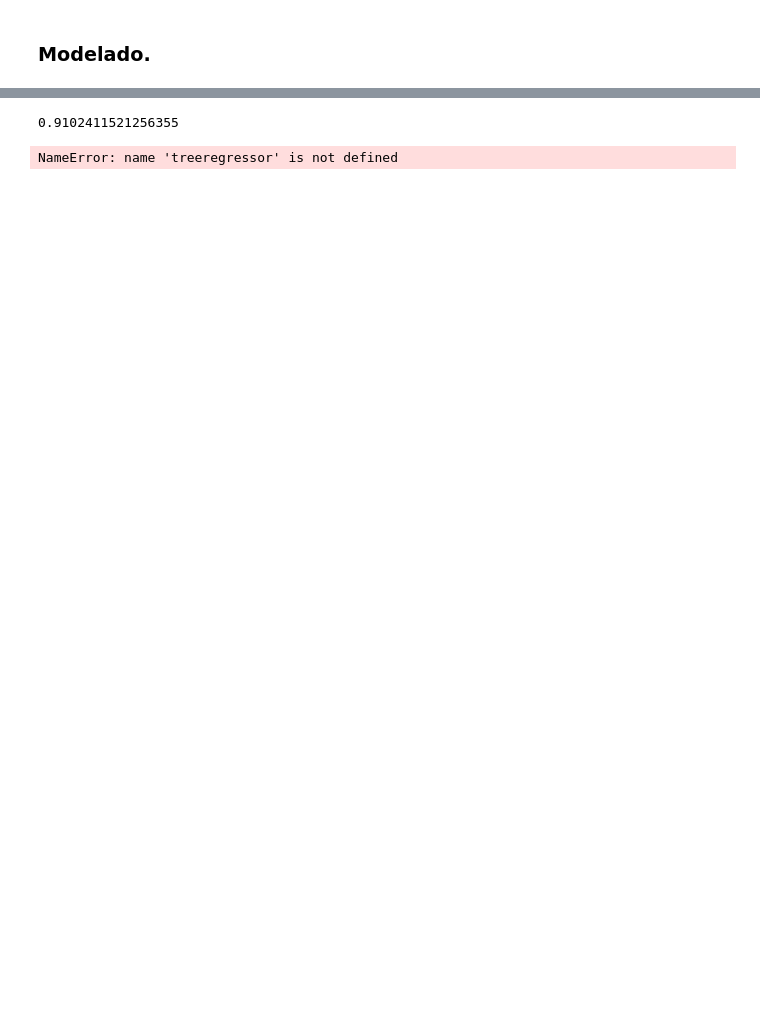
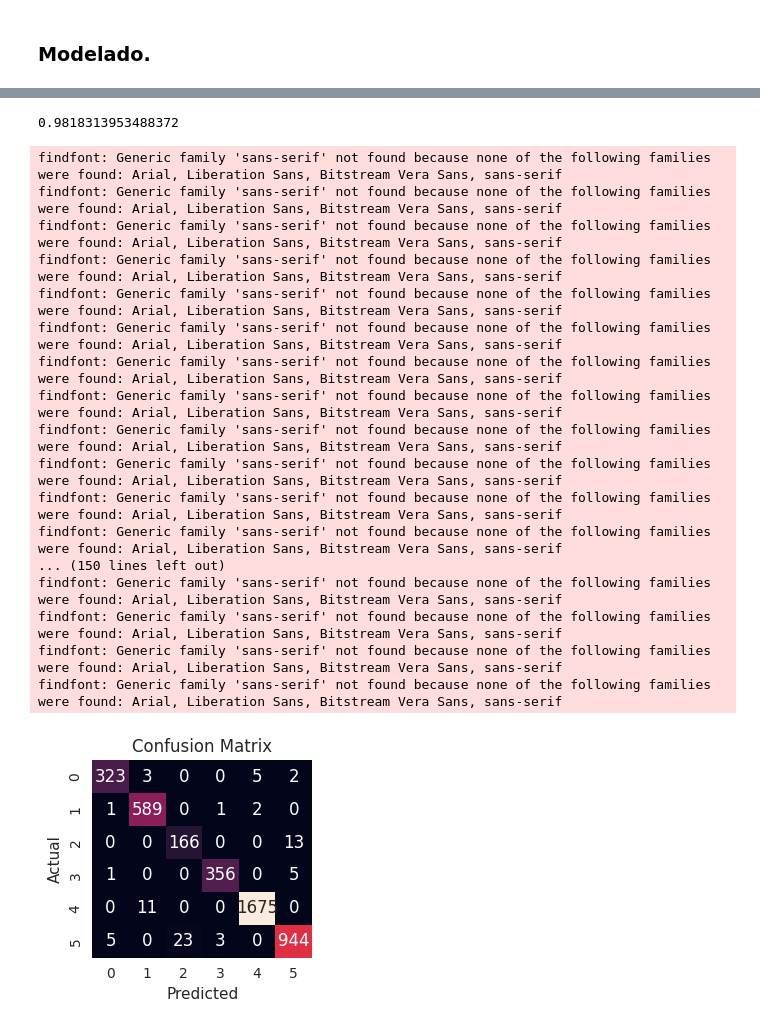
Before and after one commit to 4GeeksAcademy/Antonio27M-machine-learning, a Jupyter notebook: src/09-k-means-housing.ipynb, the cells around one changed output, grey strips where cells are left out. Saved outputs shown, nothing was run; the diff lists cells and outputs as text; code cells hidden in the pictures; blank space fills up the shorter version.

Commit message:
actualizacion

```diff
--- a/src/09-k-means-housing.ipynb
+++ b/src/09-k-means-housing.ipynb
@@ -151,3 +187,10 @@ Name: count, dtype: int64
+# %%
+X_train_clus = X_train_scaled
+y_train_clus = clusters
+# %%
+
+X_test_clus = X_test_scaled
+y_test_clus = test_clusters
 # %%
 fig, axes = plt.subplots(1, 3, figsize=(15, 5))
 
@@ -206,6 +230,6 @@ Name: clusters, Length: 16512, dtype: int32
 # %% [markdown]
 ### Modelado.
 # %%
-model_tree = DecisionTreeRegressor(random_state=18, max_depth=5, min_samples_split=10)
-model_tree.fit(X_train, y_train)
+model_tree = DecisionTreeClassifier(random_state=18, max_depth=5, min_samples_split=10)
+model_tree.fit(X_train_clus, y_train_clus)
 # %% [output]
@@ -213,4 +237,4 @@ DecisionTreeRegressor(max_depth=5, min_samples_split=10, random_state=18)
 # %%
-y_pred = model_tree.predict(X_test)
+y_pred = model_tree.predict(X_test_clus)
 y_pred
 # %% [output]
@@ -228,12 +252,39 @@ metrics
 # %%
-model_tree.score(X_test, y_test)
+model_tree.score(X_test_clus, y_test_clus)
 # %% [output]
-0.9102411521256355
+0.9818313953488372
+# %%
+df_confusion = confusion_matrix(y_test_clus, y_pred)
+df_cm = pd.DataFrame(df_confusion)
+plt.figure(figsize=(3, 3))
+sns.heatmap(df_cm, annot=True, fmt="d", cbar=False)
+plt.xlabel('Predicted')
+plt.ylabel('Actual')
+plt.title('Confusion Matrix')
+
+plt.tight_layout()
+# %% [output]
+findfont: Generic family 'sans-serif' not found because none of the following families were found: Arial, Liberation Sans, Bitstream Vera Sans, sans-serif
+findfont: Generic family 'sans-serif' not found because none of the following families were found: Arial, Liberation Sans, Bitstream Vera Sans, sans-serif
+findfont: Generic family 'sans-serif' not found because none of the following families were found: Arial, Liberation Sans, Bitstream Vera Sans, sans-serif
+findfont: Generic family 'sans-serif' not found because none of the following families were found: Arial, Liberation Sans, Bitstream Vera Sans, sans-serif
+findfont: Generic family 'sans-serif' not found because none of the following families were found: Arial, Liberation Sans, Bitstream Vera Sans, sans-serif
+findfont: Generic family 'sans-serif' not found because none of the following families were found: Arial, Liberation Sans, Bitstream Vera Sans, sans-serif
+findfont: Generic family 'sans-serif' not found because none of the following families were found: Arial, Liberation Sans, Bitstream Vera Sans, sans-serif
+findfont: Generic family 'sans-serif' not found because none of the following families were found: Arial, Liberation Sans, Bitstream Vera Sans, sans-serif
+findfont: Generic family 'sans-serif' not found because none of the following families were found: Arial, Liberation Sans, Bitstream Vera Sans, sans-serif
+findfont: Generic family 'sans-serif' not found because none of the following families were found: Arial, Liberation Sans, Bitstream Vera Sans, sans-serif
+findfont: Generic family 'sans-serif' not found because none of the following families were found: Arial, Liberation Sans, Bitstream Vera Sans, sans-serif
+findfont: Generic family 'sans-serif' not found because none of the following families were found: Arial, Liberation Sans, Bitstream Vera Sans, sans-serif
+... (150 lines left out)
+findfont: Generic family 'sans-serif' not found because none of the following families were found: Arial, Liberation Sans, Bitstream Vera Sans, sans-serif
+findfont: Generic family 'sans-serif' not found because none of the following families were found: Arial, Liberation Sans, Bitstream Vera Sans, sans-serif
+findfont: Generic family 'sans-serif' not found because none of the following families were found: Arial, Liberation Sans, Bitstream Vera Sans, sans-serif
+findfont: Generic family 'sans-serif' not found because none of the following families were found: Arial, Liberation Sans, Bitstream Vera Sans, sans-serif
+[figure, added]
 # %%
-with open('/workspaces/Antonio27M-machine-learning/models/modelado-treeregressor.pkl', 'wb') as file:
-    pickle.dump(treeregressor, file)
+with open('/workspaces/Antonio27M-machine-learning/models/modelado-DecisionTreeClassifier.pkl', 'wb') as file:
+    pickle.dump(model_tree, file)
-# %% [output]
-NameError: name 'treeregressor' is not defined
 # %% [markdown]
 ### Conclusiones:
 
```
Also changed, not shown: parts of 24 cells of this notebook, 6 other files.
